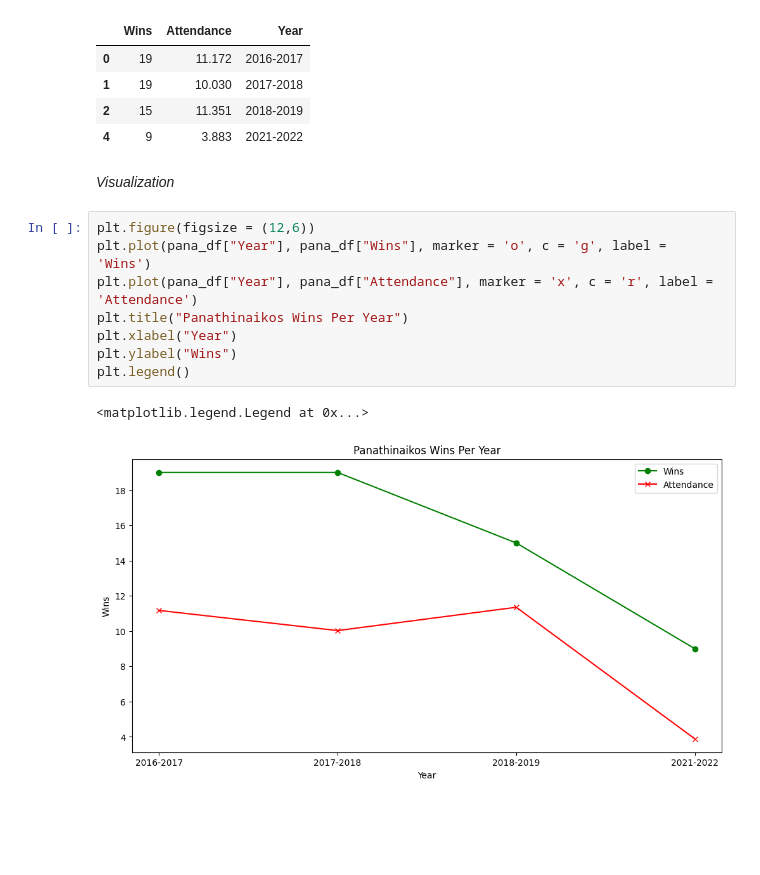
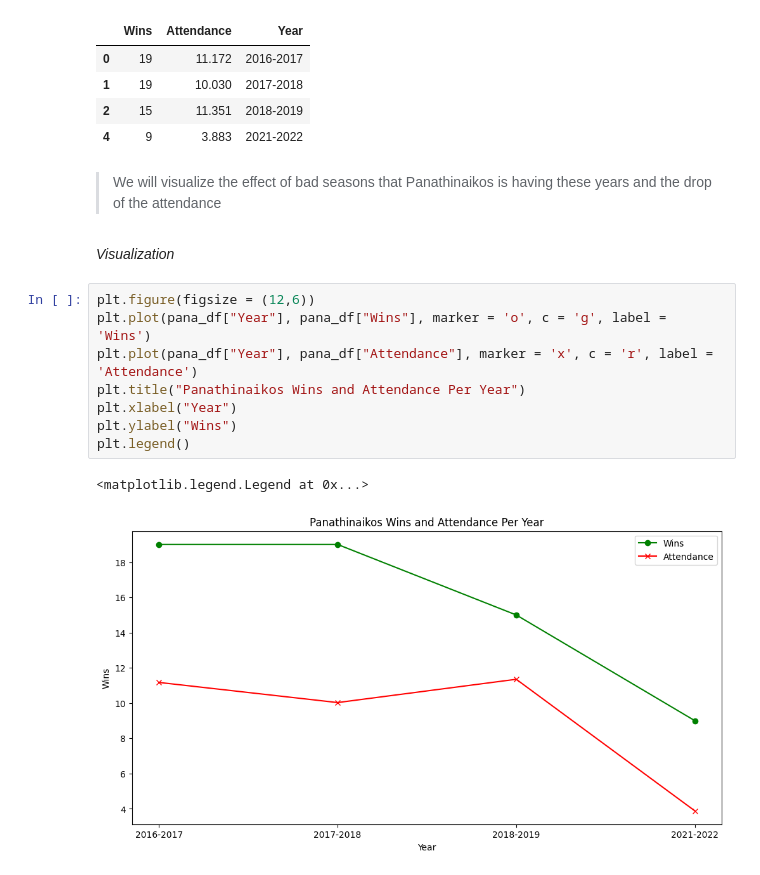
Before and after one commit to ChrisDiamantis99/Euroleague, a Jupyter notebook: euroleague.ipynb, the cells around one changed output. Cells and saved outputs as stored; diff of their text form; blank space fills up the shorter version.

```diff
--- a/euroleague.ipynb
+++ b/euroleague.ipynb
@@ -1022,16 +1022,18 @@ pana_df
 | 1 | 19 | 10.030 | 2017-2018 |
 | 2 | 15 | 11.351 | 2018-2019 |
 | 4 | 9 | 3.883 | 2021-2022 |
+# %% [markdown]
+> We will visualize the effect of bad seasons that Panathinaikos is having these years and the drop of the attendance
 # %% [markdown]
 *Visualization*
 # %%
 plt.figure(figsize = (12,6))
 plt.plot(pana_df["Year"], pana_df["Wins"], marker = 'o', c = 'g', label = 'Wins')
 plt.plot(pana_df["Year"], pana_df["Attendance"], marker = 'x', c = 'r', label = 'Attendance')
-plt.title("Panathinaikos Wins Per Year")
+plt.title("Panathinaikos Wins and Attendance Per Year")
 plt.xlabel("Year")
 plt.ylabel("Wins")
 plt.legend()
 # %% [output]
 <matplotlib.legend.Legend at 0x...>
-[figure, old version]
+[figure, new version]
```
